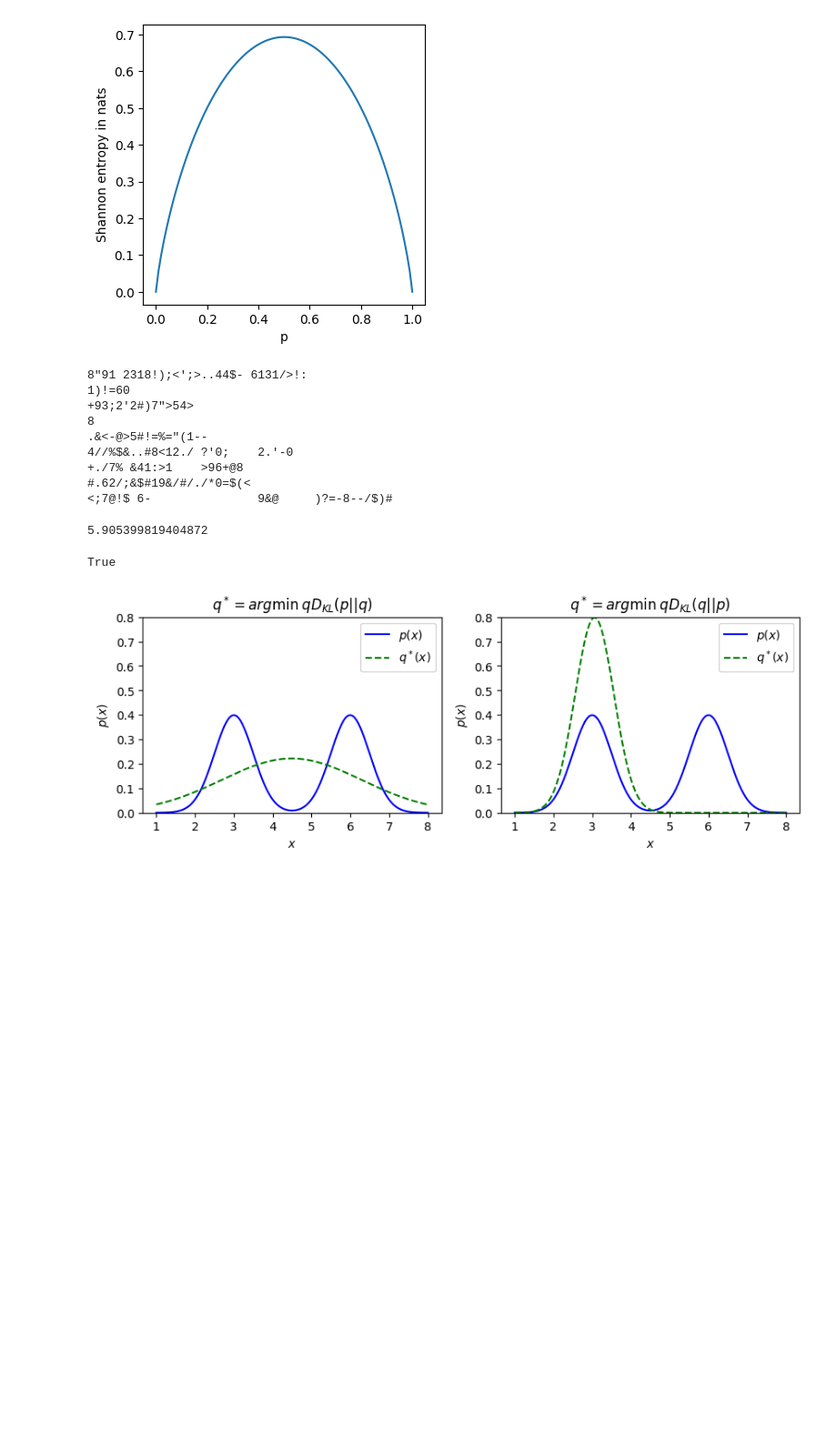
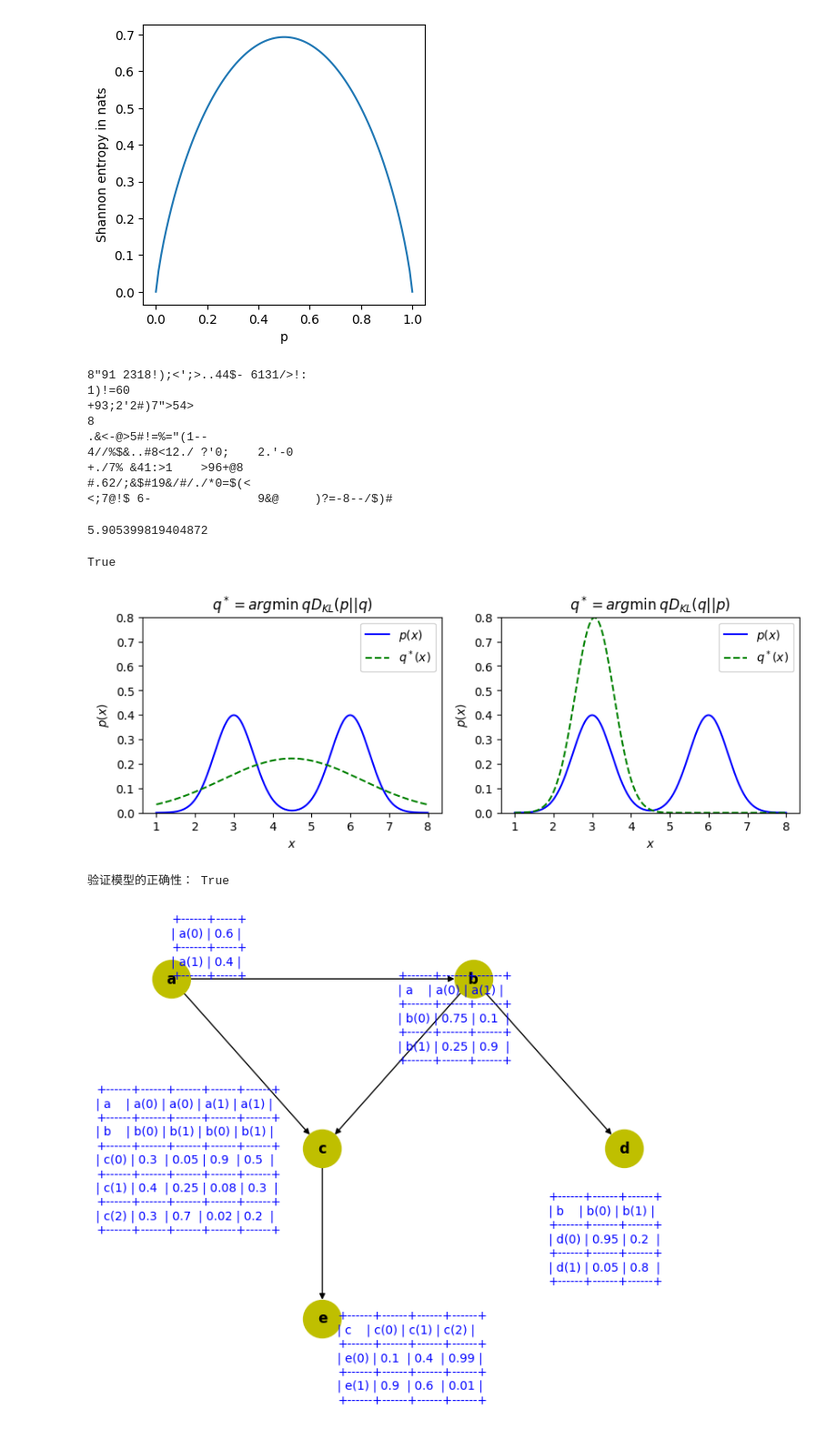
Before and after one commit to Yellow-BringtEast/python-study, a Jupyter notebook: 机器学习/花书代码实现/chapter2.ipynb, the cells around one changed output. Shown at 91% size. Cells and saved outputs as stored; diff of their text form; code cells hidden in the pictures; blank space fills up the shorter version.

```diff
--- a/机器学习/花书代码实现/chapter2.ipynb
+++ b/机器学习/花书代码实现/chapter2.ipynb
@@ -266,3 +276,55 @@ for ax in axes:
     ax.legend(loc='upper right')
 # %% [output]
 [figure]
+# %%
+# 图模型 - 有向无环图
+import networkx as nx
+from pgmpy.models import BayesianNetwork
+from pgmpy.factors.discrete import TabularCPD
+
+# 建立一个简单的贝叶斯模型框架
+model = BayesianNetwork([('a', 'b'), ('a', 'c'), ('b', 'c'), ('b', 'd'), ('c', 'e')])
+
+# 最顶层的父节点的概率分布表
+cpd_a = TabularCPD(variable='a', variable_card=2, values=[[0.6], [0.4]])
+
+# 其余节点的条件概率分布表（行对应当前节点索引，列对应父节点索引）
+cpd_b = TabularCPD(variable='b', variable_card=2,  # b: (0,1)
+                   values=[[0.75, 0.1],
+                           [0.25, 0.9]],
+                   evidence=['a'],
+                   evidence_card=[2])
+cpd_c = TabularCPD(variable='c', variable_card=3,  # c: (0,1,2)
+                   values=[[0.3, 0.05, 0.9, 0.5],
+                           [0.4, 0.25, 0.08, 0.3],
+                           [0.3, 0.7, 0.02, 0.2]],
+                   evidence=['a', 'b'],
+                   evidence_card=[2, 2])
+cpd_d = TabularCPD(variable='d', variable_card=2,  # d: (0,1)
+                   values=[[0.95, 0.2],
+                           [0.05, 0.8]],
+                   evidence=['b'],
+                   evidence_card=[2])
+cpd_e = TabularCPD(variable='e', variable_card=2,  # e: (0,1)
+                   values=[[0.1, 0.4, 0.99],
+                           [0.9, 0.6, 0.01]],
+                   evidence=['c'],
+                   evidence_card=[3])
+
+# 将各节点概率分布表加入网络
+model.add_cpds(cpd_a, cpd_b, cpd_c, cpd_d, cpd_e)
+
+# 验证模型数据的正确性
+print('验证模型的正确性：', model.check_model())
+
+# 绘制贝叶斯图 (节点 + 依赖关系)
+nx.draw(model, with_labels=True, node_size=1000, font_weight='bold', node_color='y', pos={"e":[4,3],"c":[4,5],"d":[8,5],"a":[2,7],"b":[6,7]})
+plt.text(2,7,model.get_cpds("a"), fontsize=10, color='b')
+plt.text(5,6,model.get_cpds("b"), fontsize=10, color='b')
+plt.text(1,4,model.get_cpds("c"), fontsize=10, color='b')
+plt.text(4.2,2,model.get_cpds("e"), fontsize=10, color='b')
+plt.text(7,3.4,model.get_cpds("d"), fontsize=10, color='b')
+plt.show()
+# %% [output]
+验证模型的正确性： True
+[figure, added]
```
Also changed, not shown: parts of 12 cells of this notebook.
